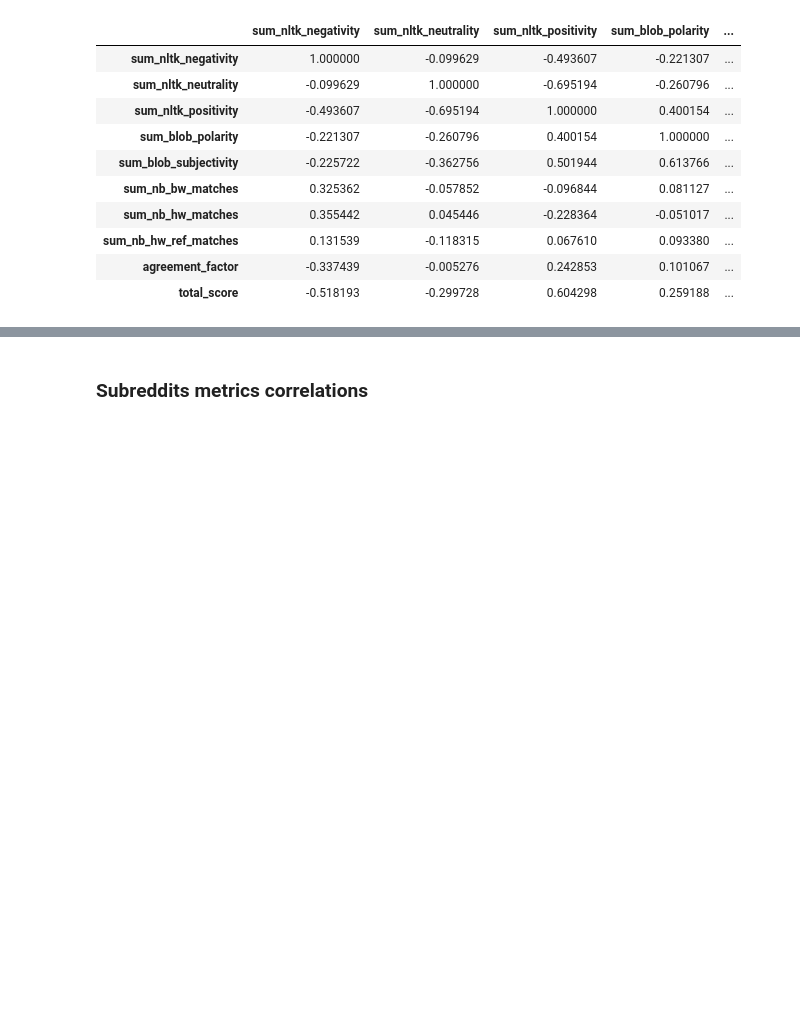
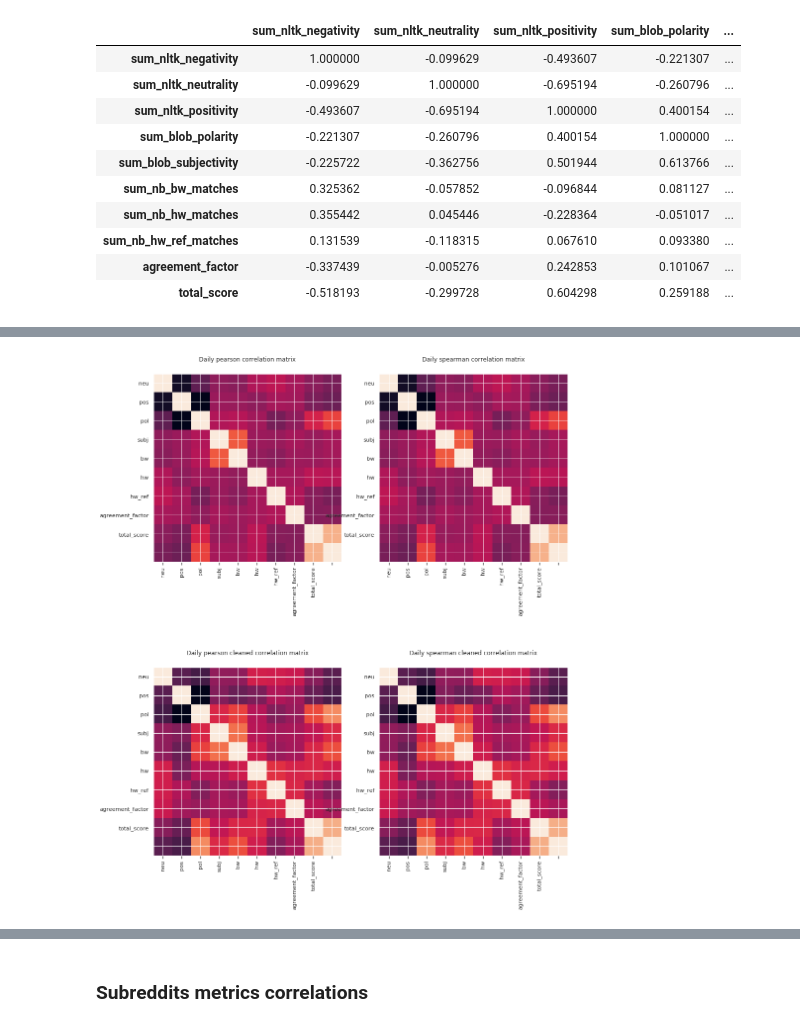
Before and after one commit to MetaHG/Reddit-opinions-polarization, a Jupyter notebook: notebooks/DataCollectionCorr.ipynb, the cells around one changed output, grey strips where cells are left out. Saved outputs shown, nothing was run; the diff lists cells and outputs as text; code cells hidden in the pictures; blank space fills up the shorter version.

```diff
--- a/notebooks/DataCollectionCorr.ipynb
+++ b/notebooks/DataCollectionCorr.ipynb
@@ -569,0 +514,20 @@ Text(0.5, 1.0, 'Daily nltk_pos vs total_score')
+# %%
+def plot_corr_mat(ax, data, main_title, corr_name, opt_name=''):
+    ax.matshow(data.corr())
+    ax.set_title(main_title + ' ' + corr_name + ' ' + opt_name + 'correlation matrix')
+    ax.xaxis.set_major_locator(matplotlib.ticker.MultipleLocator(1))
+    ax.yaxis.set_major_locator(matplotlib.ticker.MultipleLocator(1))
+    ax.set_xticklabels(data.columns.values, rotation=90)
+    ax.set_yticklabels(data.columns.values)
+    ax.xaxis.set_ticks_position('bottom')
+
+def plot_corr_mats(metrics_list, main_title, corr_names, opt_names_list):
+    fig, axes = plt.subplots(nrows=len(corr_names), ncols=len(metrics_list), figsize=(15, 20))
+
+    for i, metric in enumerate(metrics_list):
+        for j, corr in enumerate(corr_names):
+            plot_corr_mat(axes[i, j], metric, main_title, corr, opt_names_list[i])
+# %%
+plot_corr_mats([metrics, cleaned_metrics], 'Daily', ['pearson', 'spearman'], ['', 'cleaned '])
+# %% [output]
+[figure, added]
```
Also changed, not shown: parts of 11 cells of this notebook.
